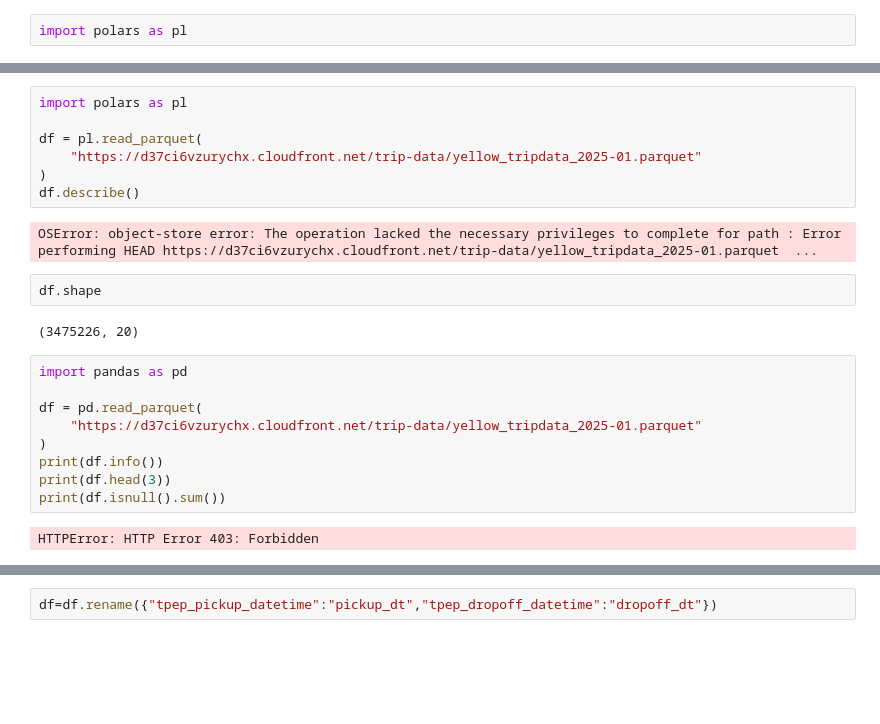
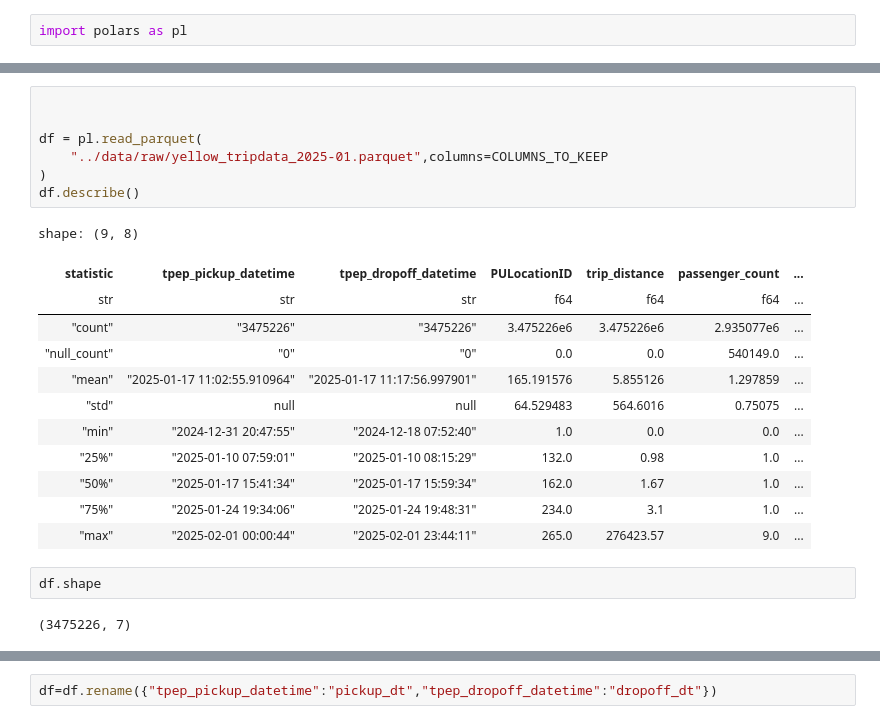
Before and after one commit to anjaneyajavvadi/Ride-Demand-Prediction-System, a Jupyter notebook: notebooks/v1.ipynb, the cells around one changed output, grey strips where cells are left out. Drawn from its saved outputs; the diff is of its cells as text; blank space fills up the shorter version.

```diff
--- a/notebooks/v1.ipynb
+++ b/notebooks/v1.ipynb
@@ -3,24 +13,24 @@ import polars as pl
 # %%
-import polars as pl
+
 
 df = pl.read_parquet(
-    "https://d37ci6vzurychx.cloudfront.net/trip-data/yellow_tripdata_2025-01.parquet"
+    "../data/raw/yellow_tripdata_2025-01.parquet",columns=COLUMNS_TO_KEEP
 )
 df.describe()
 # %% [output]
-OSError: object-store error: The operation lacked the necessary privileges to complete for path : Error performing HEAD https://d37ci6vzurychx.cloudfront.net/trip-data/yellow_tripdata_2025-01.parquet  ...
+shape: (9, 8)
+| statistic | tpep_pickup_datetime | tpep_dropoff_datetime | PULocationID | trip_distance | passenger_count | ... |
+| str | str | str | f64 | f64 | f64 | ... |
+| "count" | "3475226" | "3475226" | 3.475226e6 | 3.475226e6 | 2.935077e6 | ... |
+| "null_count" | "0" | "0" | 0.0 | 0.0 | 540149.0 | ... |
+| "mean" | "2025-01-17 11:02:55.910964" | "2025-01-17 11:17:56.997901" | 165.191576 | 5.855126 | 1.297859 | ... |
+| "std" | null | null | 64.529483 | 564.6016 | 0.75075 | ... |
+| "min" | "2024-12-31 20:47:55" | "2024-12-18 07:52:40" | 1.0 | 0.0 | 0.0 | ... |
+| "25%" | "2025-01-10 07:59:01" | "2025-01-10 08:15:29" | 132.0 | 0.98 | 1.0 | ... |
+| "50%" | "2025-01-17 15:41:34" | "2025-01-17 15:59:34" | 162.0 | 1.67 | 1.0 | ... |
+| "75%" | "2025-01-24 19:34:06" | "2025-01-24 19:48:31" | 234.0 | 3.1 | 1.0 | ... |
+| "max" | "2025-02-01 00:00:44" | "2025-02-01 23:44:11" | 265.0 | 276423.57 | 9.0 | ... |
 # %%
 df.shape
 # %% [output]
-(3475226, 20)
+(3475226, 7)
-# %%
-import pandas as pd
-
-df = pd.read_parquet(
-    "https://d37ci6vzurychx.cloudfront.net/trip-data/yellow_tripdata_2025-01.parquet"
-)
-print(df.info())
-print(df.head(3))
-print(df.isnull().sum())
-# %% [output]
-HTTPError: HTTP Error 403: Forbidden
```
Also changed, not shown: parts of 20 cells of this notebook, 1 other file.
